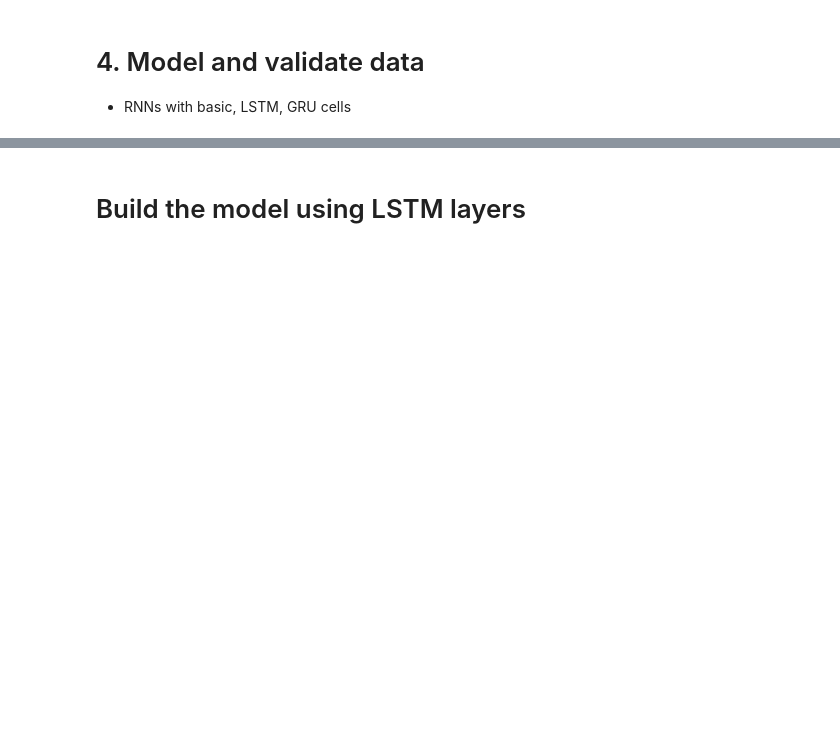
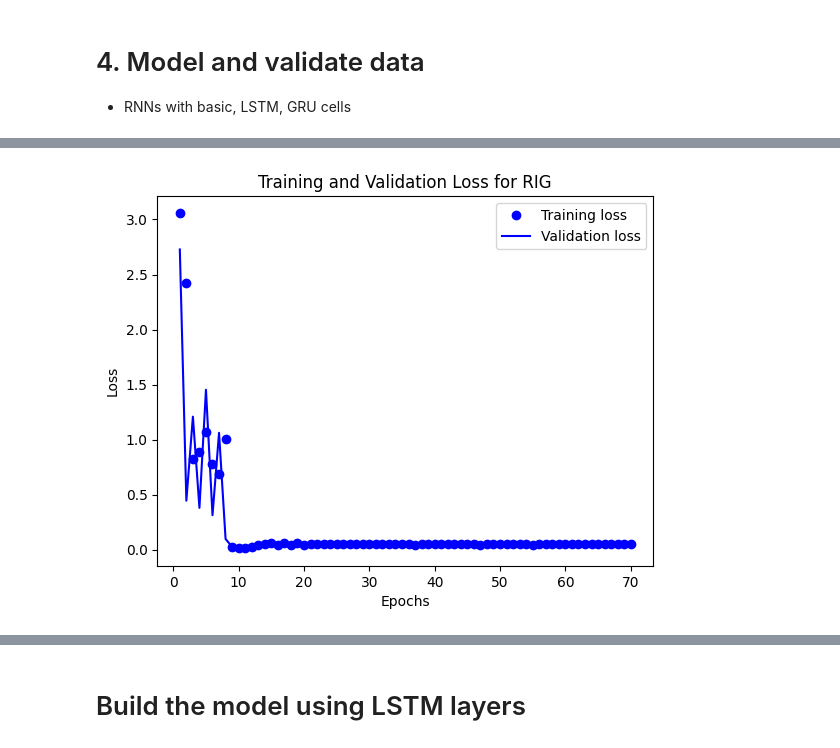
Before and after one commit to Derun-Chai/Assignment3, a Jupyter notebook: Assignment3.ipynb, the cells around one changed output, grey strips where cells are left out. Cells and saved outputs as stored; diff of their text form; code cells hidden in the pictures; blank space fills up the shorter version.

```diff
--- a/Assignment3.ipynb
+++ b/Assignment3.ipynb
@@ -398,0 +283,85 @@ Epoch 4/70
+# %%
+import tensorflow as tf
+import numpy as np
+import matplotlib.pyplot as plt
+
+# Model parameters
+n_steps = 19  # Assuming 19 time steps; adjust as needed
+n_inputs = 4  # Number of features
+n_neurons = 300
+n_outputs = 5  # Adjusted for 5 target features
+n_layers = 2
+learning_rate = 0.0015
+batch_size = 100
+n_epochs = 70
+
+stocks = ['RIG', 'KMB', 'SWK', 'CTXS', 'GPN']
+window_size = 5
+
+for stock in stocks:
+    print(f"Processing stock: {stock}")
+
+    # Prepare data for the current stock
+    df_stock = df[df.symbol == stock].copy()
+    df_stock.drop(['symbol'], axis=1, inplace=True)
+    df_stock_norm = normalize_data(df_stock)
+
+    # Create train, validation, test data
+    x_train, y_train, x_valid, y_valid, x_test, y_test = load_data(df_stock_norm, n_steps, 40, 20, 40)
+
+    # Calculate moving averages and residuals
+    y_train_ma = calculate_moving_average(y_train, window_size)
+    y_valid_ma = calculate_moving_average(y_valid, window_size)
+    y_test_ma = calculate_moving_average(y_test, window_size)
+
+    y_train_adjusted = y_train[window_size-1:]
+    y_valid_adjusted = y_valid[window_size-1:]
+    y_test_adjusted = y_test[window_size-1:]
+
+    y_train_residual = y_train_adjusted - y_train_ma
+    y_valid_residual = y_valid_adjusted - y_valid_ma
+    y_test_residual = y_test_adjusted - y_test_ma
+
+    x_train_adjusted = x_train[-y_train_residual.shape[0]:, :, :]
+    x_valid_adjusted = x_valid[-y_valid_residual.shape[0]:, :, :]
+    x_test_adjusted = x_test[-y_test_residual.shape[0]:, :, :]
+
+    # Build the RNN model
+    model = tf.keras.Sequential()
+    for i in range(n_layers):
+        if i == n_layers - 1:
+            model.add(tf.keras.layers.SimpleRNN(n_neurons, return_sequences=False))
+        else:
+            model.add(tf.keras.layers.SimpleRNN(n_neurons, return_sequences=True))
+    model.add(tf.keras.layers.Dense(n_outputs))
+
+    # Compile the model
+    model.compile(optimizer=tf.keras.optimizers.RMSprop(learning_rate=learning_rate), loss='mean_squared_error')
+
+    # Train the model
+    history = model.fit(x_train_adjusted, y_train_residual, epochs=n_epochs, batch_size=batch_size, validation_data=(x_valid_adjusted, y_valid_residual))
+
+    # Predictions
+    y_train_pred_residual = model.predict(x_train_adjusted)
+    y_valid_pred_residual = model.predict(x_valid_adjusted)
+    y_test_pred_residual = model.predict(x_test_adjusted)
+
+    # Final predictions (basic model prediction + predicted residual)
+    y_train_final_pred = y_train_ma + y_train_pred_residual[:y_train_ma.shape[0], :]
+    y_valid_final_pred = y_valid_ma + y_valid_pred_residual[:y_valid_ma.shape[0], :]
+    y_test_final_pred = y_test_ma + y_test_pred_residual[:y_test_ma.shape[0], :]
+
+    # Extract and plot the history of loss and validation loss
+    loss = history.history['loss']
+    val_loss = history.history['val_loss']
+    epochs = range(1, len(loss) + 1)
+
+    plt.figure()
+    plt.plot(epochs, loss, 'bo', label='Training loss')
+    plt.plot(epochs, val_loss, 'b', label='Validation loss')
+    plt.title(f'Training and Validation Loss for {stock}')
+    plt.xlabel('Epochs')
+    plt.ylabel('Loss')
+    plt.legend()
+    plt.show()
+# %% [output]
@@ -398,0 +385 @@ Epoch 4/70
+[figure, added]
```
Also changed, not shown: parts of 18 cells of this notebook.
